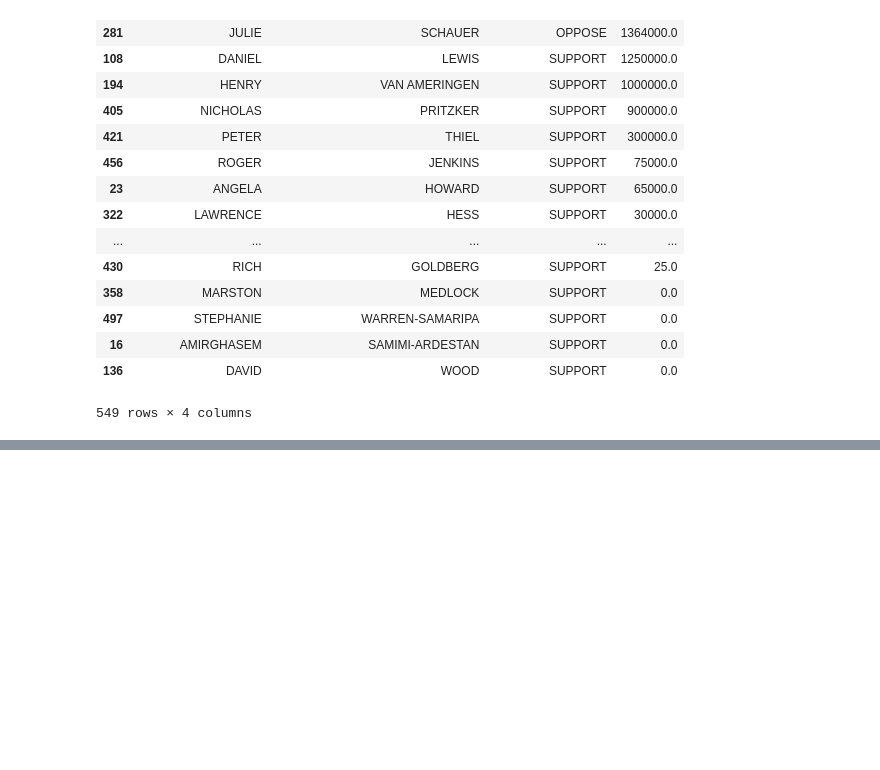
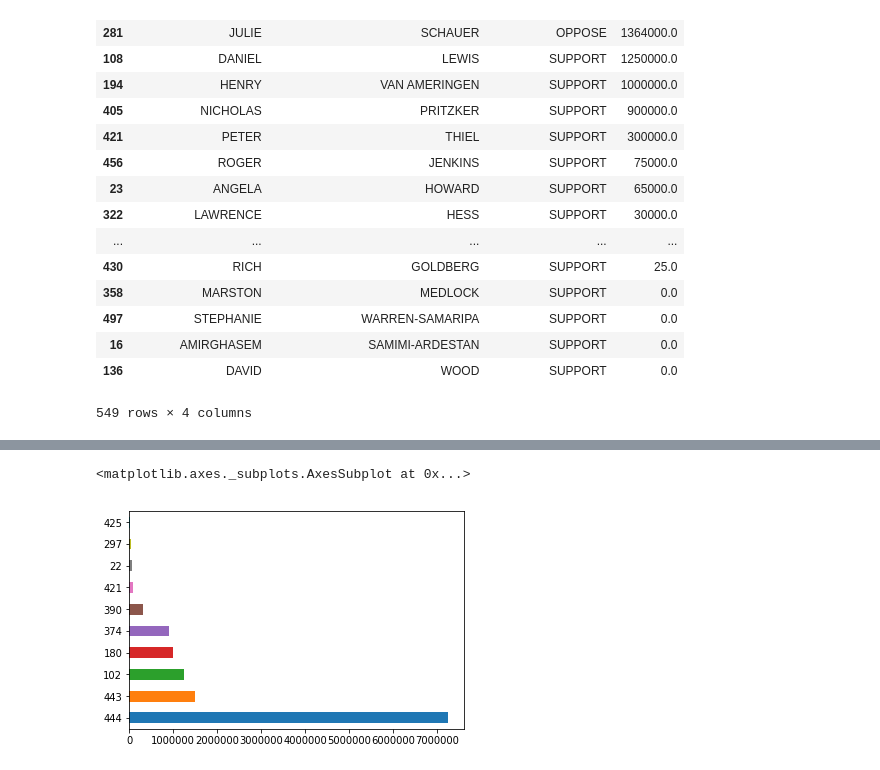
Before and after one commit to VictoriaGaunitz/First_python_notebook, a Jupyter notebook: Hello_vidare.ipynb, the cells around one changed output, grey strips where cells are left out. Saved outputs shown, nothing was run; the diff lists cells and outputs as text; code cells hidden in the pictures; blank space fills up the shorter version.

```diff
--- a/Hello_vidare.ipynb
+++ b/Hello_vidare.ipynb
@@ -438,0 +464,5 @@ merged.groupby(["contributor_firstname", "contributor_lastname", "committee_posi
+# %%
+top_supporters.amount.plot.barh()
+# %% [output]
+<matplotlib.axes._subplots.AxesSubplot at 0x...>
+[figure, added]
```
Also changed, not shown: parts of 15 cells of this notebook.
